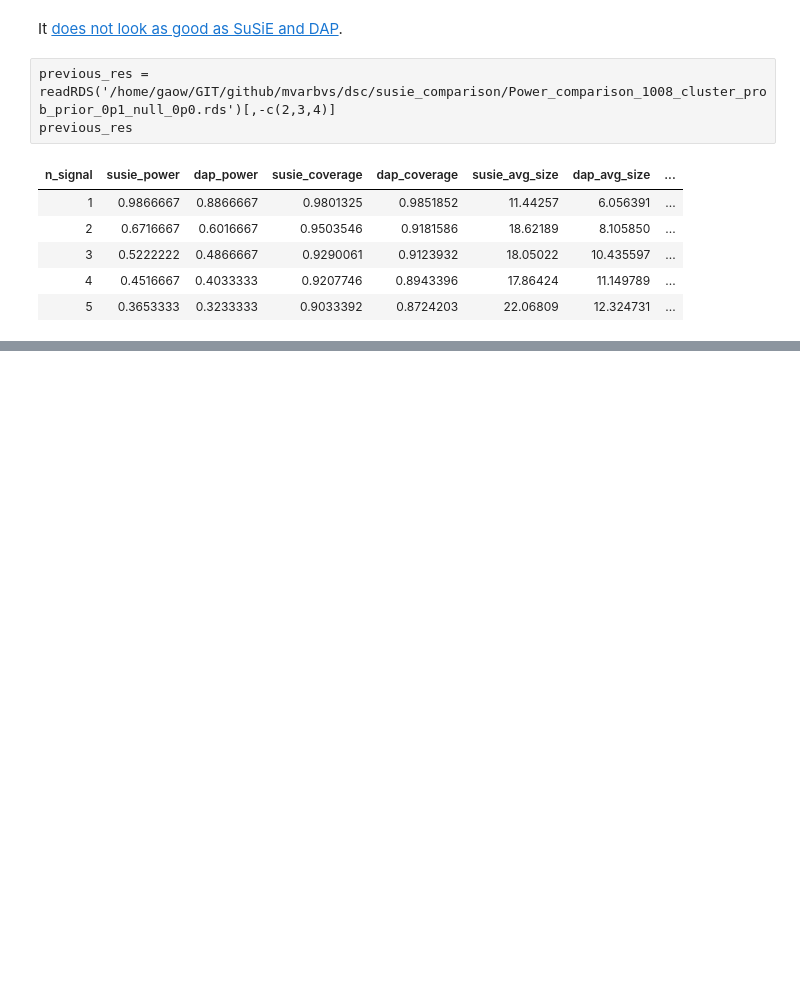
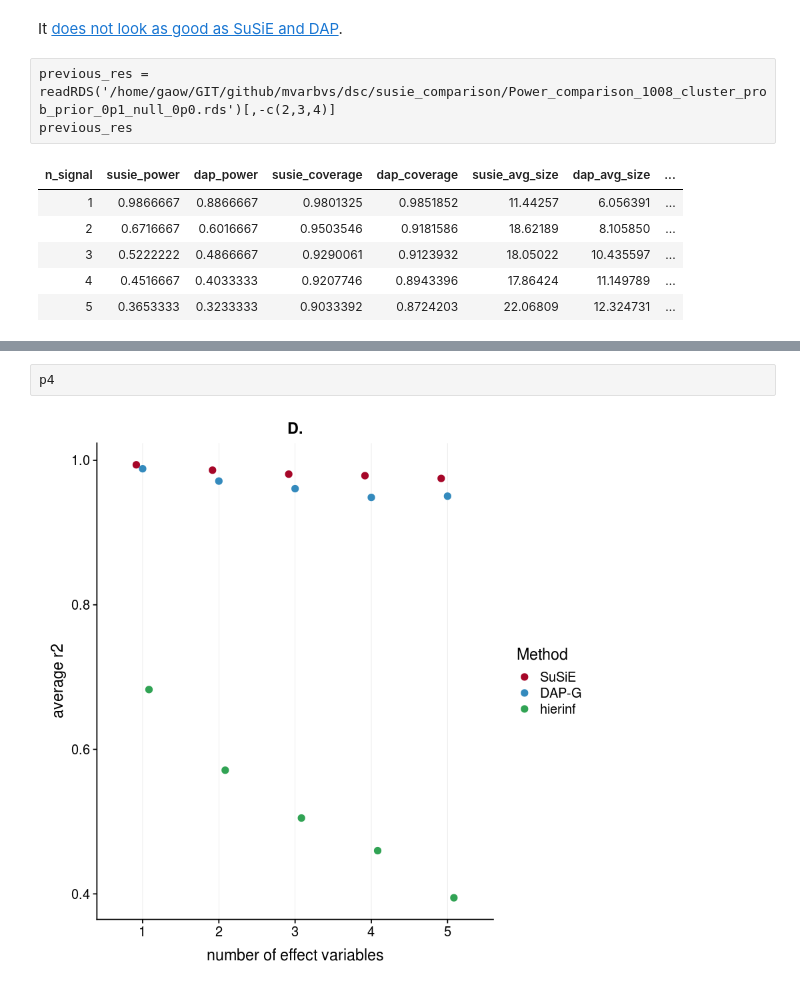
Before and after one commit to stephenslab/dsc-finemap, a Jupyter notebook: analysis/benchmark_evaluation.ipynb, the cells around one changed output, grey strips where cells are left out. Saved outputs shown, nothing was run; the diff lists cells and outputs as text; blank space fills up the shorter version.

```diff
--- a/analysis/benchmark_evaluation.ipynb
+++ b/analysis/benchmark_evaluation.ipynb
@@ -539,0 +568,4 @@ res[,c(1,2,3,13,4,5,14,8,9,15,10,11,16)]
+# %%
+p4
+# %% [output]
+[figure, added]
```
Also changed, not shown: parts of 6 cells of this notebook.
